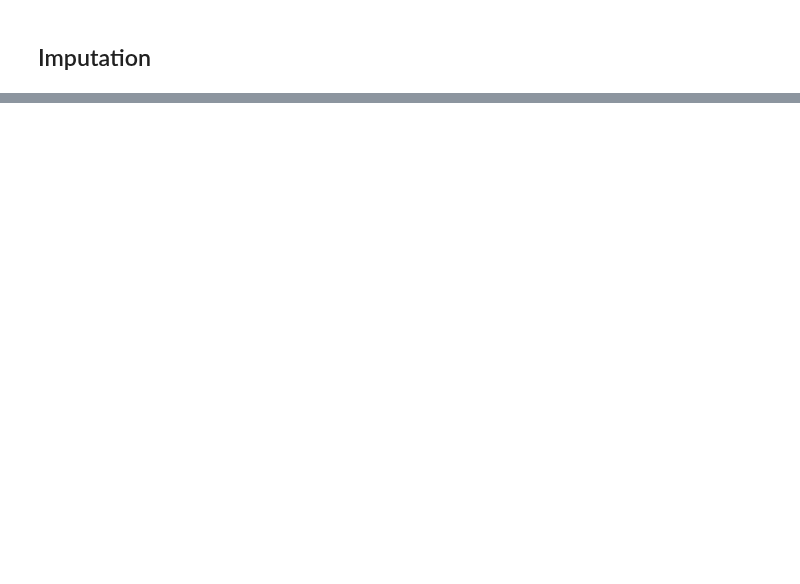
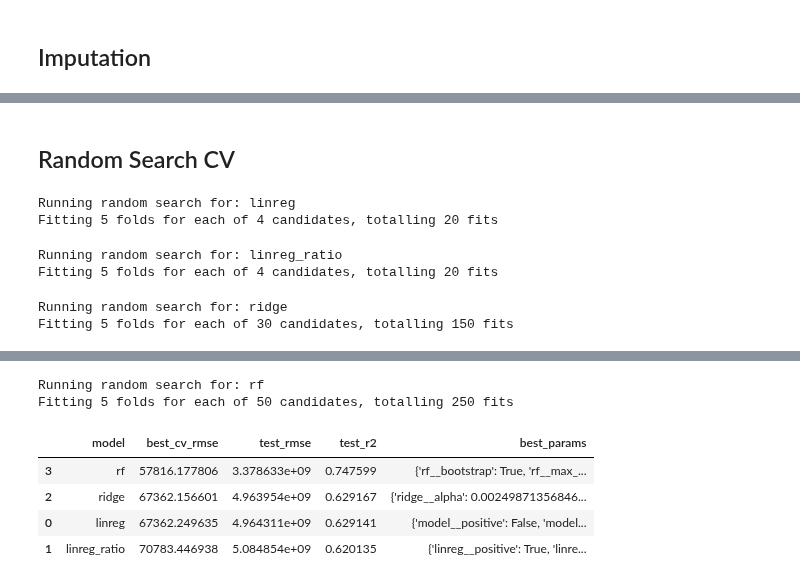
Before and after one commit to Chun-Yu-Lin/california_housing_price, a Jupyter notebook: california_housing_price.ipynb, the cells around one changed output, grey strips where cells are left out. Saved outputs shown, nothing was run; the diff lists cells and outputs as text; code cells hidden in the pictures; blank space fills up the shorter version.

```diff
--- a/california_housing_price.ipynb
+++ b/california_housing_price.ipynb
@@ -211,0 +623,73 @@ imputer.strategy
+# %% [markdown]
+## Random Search CV
+# %%
+from sklearn.model_selection import RandomizedSearchCV
+from scipy.stats import loguniform, randint
+
+param_distributions = {
+    "linreg": {
+        "model__fit_intercept": [True, False],
+        "model__positive": [False, True],
+    },
+    "linreg_ratio": {
+        "linreg__fit_intercept": [True, False],
+        "linreg__positive": [False, True],
+    },
+    "ridge": {
+        "ridge__alpha": loguniform(1e-4, 1e3),
+        "ridge__fit_intercept": [True, False],
+        "ridge__solver": ["auto", "lbfgs", "sag", "sparse_cg"],
+    },
+    "rf": {
+        "rf__n_estimators": randint(200, 1000),
+        "rf__max_depth": [None, 8, 12, 16, 24, 32],
+        "rf__min_samples_split": randint(2, 20),
+        "rf__min_samples_leaf": randint(1, 10),
+        "rf__max_features": ["sqrt", "log2", 0.5, 0.8, 1.0],
+        "rf__bootstrap": [True, False],
+    },
+}
+
+n_iter_map = {
+    "linreg": 8,
+    "linreg_ratio": 8,
+    "ridge": 30,
+    "rf": 50,
+}
+search_results = []
+best_estimators = {}
+for name, pipe in models.items():
+    print(f"Running random search for: {name}")
+    rs = RandomizedSearchCV(
+        estimator=pipe,
+        param_distributions=param_distributions[name],
+        n_iter=n_iter_map[name],
+        scoring="neg_root_mean_squared_error",
+        cv=5,
+        random_state=42,
+        n_jobs=-1,
+        verbose=1,
+        refit=True,
+    )
+    rs.fit(X_train, y_train)
+    best_estimators[name] = rs.best_estimator_
+    # Evaluate on holdout test set
+    y_pred_test = rs.best_estimator_.predict(X_test)
+    test_rmse = mean_squared_error(y_test, y_pred_test)
+    test_r2 = r2_score(y_test, y_pred_test)
+    search_results.append({
+        "model": name,
+        "best_cv_rmse": -rs.best_score_,  # convert from negative
+        "test_rmse": test_rmse,
+        "test_r2": test_r2,
+        "best_params": rs.best_params_,
+    })
+results_search_df = pd.DataFrame(search_results).sort_values("test_rmse")
+results_search_df
+# %% [output]
+Running random search for: linreg
+Fitting 5 folds for each of 4 candidates, totalling 20 fits
+Running random search for: linreg_ratio
+Fitting 5 folds for each of 4 candidates, totalling 20 fits
+Running random search for: ridge
+Fitting 5 folds for each of 30 candidates, totalling 150 fits
@@ -211,0 +713,7 @@ imputer.strategy
+Running random search for: rf
+Fitting 5 folds for each of 50 candidates, totalling 250 fits
+|  | model | best_cv_rmse | test_rmse | test_r2 | best_params |
+| 3 | rf | 57816.177806 | 3.378633e+09 | 0.747599 | {'rf__bootstrap': True, 'rf__max_... |
+| 2 | ridge | 67362.156601 | 4.963954e+09 | 0.629167 | {'ridge__alpha': 0.00249871356846... |
+| 0 | linreg | 67362.249635 | 4.964311e+09 | 0.629141 | {'model__positive': False, 'model... |
+| 1 | linreg_ratio | 70783.446938 | 5.084854e+09 | 0.620135 | {'linreg__positive': True, 'linre... |
```
Also changed, not shown: parts of 45 cells of this notebook, 1 other file.
